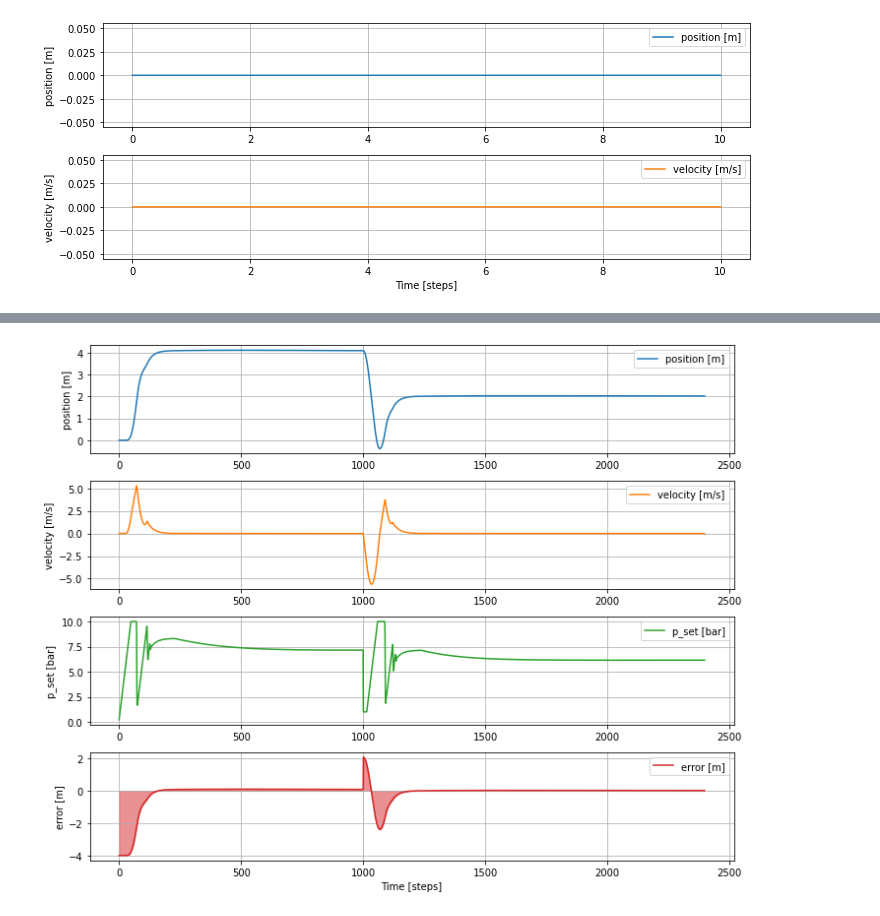
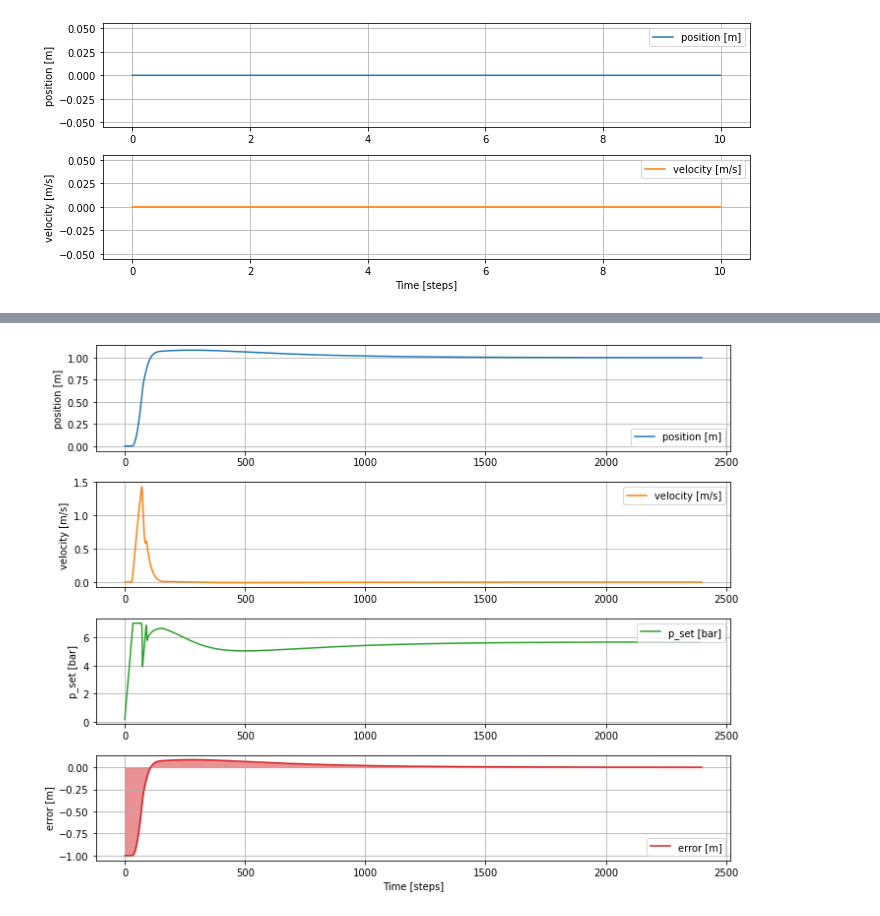
Before and after one commit to Sven-J-Steinert/Rocket-Hopper-DDPG, a Jupyter notebook: simulation.ipynb, the cells around one changed output, grey strips where cells are left out. Drawn from its saved outputs; the diff is of its cells as text; code cells hidden in the pictures.

```diff
--- a/simulation.ipynb
+++ b/simulation.ipynb
@@ -477,40 +480,36 @@ class PIDController:
         control_output = P + I + D
 
         # map control value to the range [1 bar .. 12 bar]
-        p_min = 1
-        p_max = 10
+        p_min = 0
+        p_max = 7
 
         p_set = sigmoid(control_output) * (p_max - p_min) + p_min
 
         return p_set
 # %%
-x_target = 4 # [m]
+x_target = 1 # [m]
 y = np.array([0,0])
 t = 40 # simulation time [s]
 n = t * 60 # simulation simulates always 1/60 s in one window
 log = np.zeros((len(y)+2, n))
 # log[0,:] -> position
 # log[1,:] -> velocity
 # log[2,:] -> p_set
-pid = (20,0.01,500)
+pid = (50,0.1,1000)
 contr = PIDController(*pid) # initialize controller
 p_set_old = 0
 time = range(n)
 for i in tqdm(time):
     p_set = contr.ctrl(y,x_target)
     p_set = dynamic_restriction(p_set,p_set_old)
     y = sim_step(y,p_set)
     p_set_old = p_set
 
     log[0, i] = y[0]
     log[1, i] = y[1]
     log[2,i] = p_set
     log[3,i] = y[0]-x_target
 
-    if i == 1000:
-        x_target = 2 # [m]
-        contr = PIDController(*pid)
-
 plot(log,time)
 # %% [output]
-[figure, old version]
+[figure, new version]
```
Also changed, not shown: parts of 9 cells of this notebook, 10 other files.
